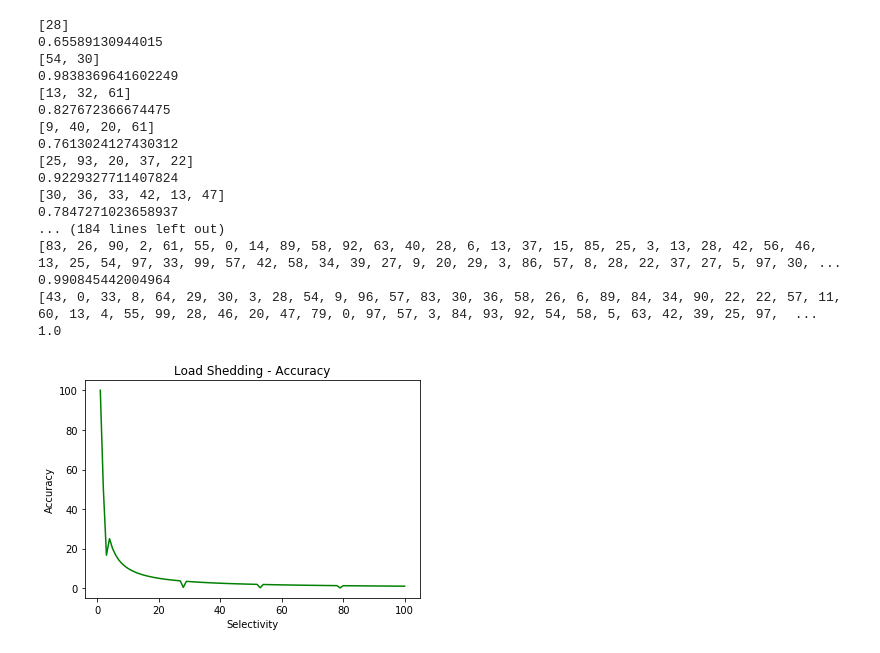
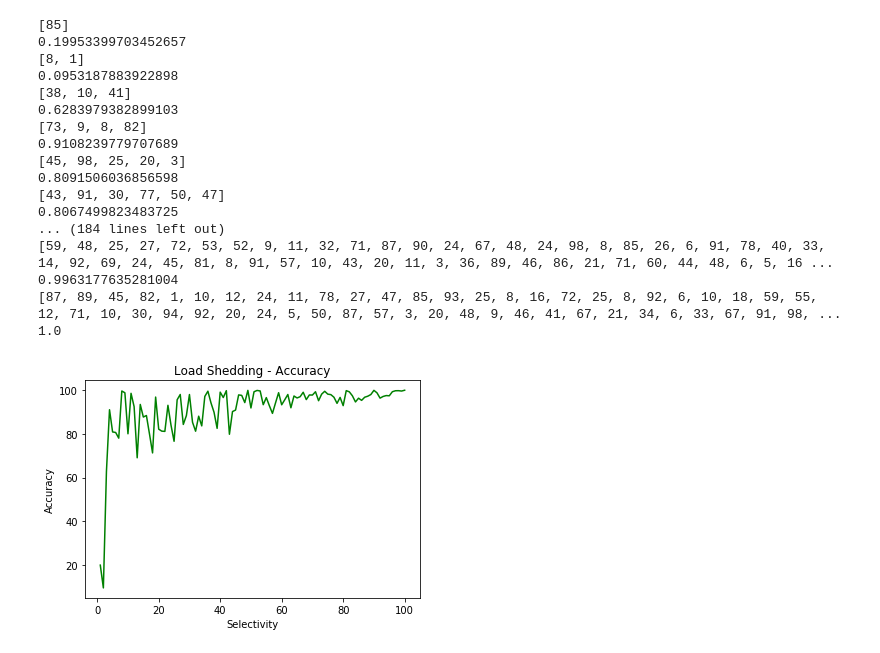
Before and after one commit to vedantdave18/Cryptocurrency-correlation-analysis, a Jupyter notebook: src/MG Load Shedding Total Cost-Throughput-Accuracy Comparison.ipynb, the cells around one changed output. Drawn from its saved outputs; the diff is of its cells as text; code cells hidden in the pictures.

```diff
--- a/src/MG Load Shedding Total Cost-Throughput-Accuracy Comparison.ipynb
+++ b/src/MG Load Shedding Total Cost-Throughput-Accuracy Comparison.ipynb
@@ -144,50 +144,50 @@ n = 100
 s = np.random.randint(100, size = (n, ))
 average_array = np.average(s)
 # s_1 = sample(pd.Series(s).to_list(),3)
 X2=[0 for a in range(100)]
 Y2=[0 for a in range(100)]
 i = 1
 t = 1
 u = 1
 
 while i<=100:
     u=float(i)
     s_1 = sample(pd.Series(s).to_list(),t)
     print(s_1)
     average1 = np.average(s_1)
     accuracy_100 = (average1-average_array)/average_array
     accuracy1 = abs(accuracy_100)
     print(1-accuracy1)
     X2[i-1] = u
     Y2[i-1]=(1-accuracy1) * 100
     t=t+1
     i=i+1
 plt.figure()
-plt.plot(X1,Y1, 'g')
+plt.plot(X2,Y2, 'g')
 plt.ylabel('Accuracy')
 plt.xlabel('Selectivity')
 plt.title('Load Shedding - Accuracy')
 #plt.axis([0, 1, 0, 1])
 plt.show()
 # %% [output]
-[28]
-0.65589130944015
-[54, 30]
-0.9838369641602249
-[13, 32, 61]
-0.827672366674475
-[9, 40, 20, 61]
-0.7613024127430312
-[25, 93, 20, 37, 22]
-0.9229327711407824
-[30, 36, 33, 42, 13, 47]
-0.7847271023658937
+[85]
+0.19953399703452657
+[8, 1]
+0.0953187883922898
+[38, 10, 41]
+0.6283979382899103
+[73, 9, 8, 82]
+0.9108239779707689
+[45, 98, 25, 20, 3]
+0.8091506036856598
+[43, 91, 30, 77, 50, 47]
+0.8067499823483725
 ... (184 lines left out)
-[83, 26, 90, 2, 61, 55, 0, 14, 89, 58, 92, 63, 40, 28, 6, 13, 37, 15, 85, 25, 3, 13, 28, 42, 56, 46, 13, 25, 54, 97, 33, 99, 57, 42, 58, 34, 39, 27, 9, 20, 29, 3, 86, 57, 8, 28, 22, 37, 27, 5, 97, 30, ...
-0.990845442004964
-[43, 0, 33, 8, 64, 29, 30, 3, 28, 54, 9, 96, 57, 83, 30, 36, 58, 26, 6, 89, 84, 34, 90, 22, 22, 57, 11, 60, 13, 4, 55, 99, 28, 46, 20, 47, 79, 0, 97, 57, 3, 84, 93, 92, 54, 58, 5, 63, 42, 39, 25, 97,  ...
+[59, 48, 25, 27, 72, 53, 52, 9, 11, 32, 71, 87, 90, 24, 67, 48, 24, 98, 8, 85, 26, 6, 91, 78, 40, 33, 14, 92, 69, 24, 45, 81, 8, 91, 57, 10, 43, 20, 11, 3, 36, 89, 46, 86, 21, 71, 60, 44, 48, 6, 5, 16 ...
+0.9963177635281004
+[87, 89, 45, 82, 1, 10, 12, 24, 11, 78, 27, 47, 85, 93, 25, 8, 16, 72, 25, 8, 92, 6, 10, 18, 59, 55, 12, 71, 10, 30, 94, 92, 20, 24, 5, 50, 87, 57, 3, 20, 48, 9, 46, 41, 67, 21, 34, 6, 33, 67, 91, 98, ...
 1.0
-[figure, old version]
+[figure, new version]
 # %%
 ax1 = plt.gca()
 line1 = ax1.plot(X,Y2)
```
Also changed, not shown: parts of 4 cells of this notebook.
